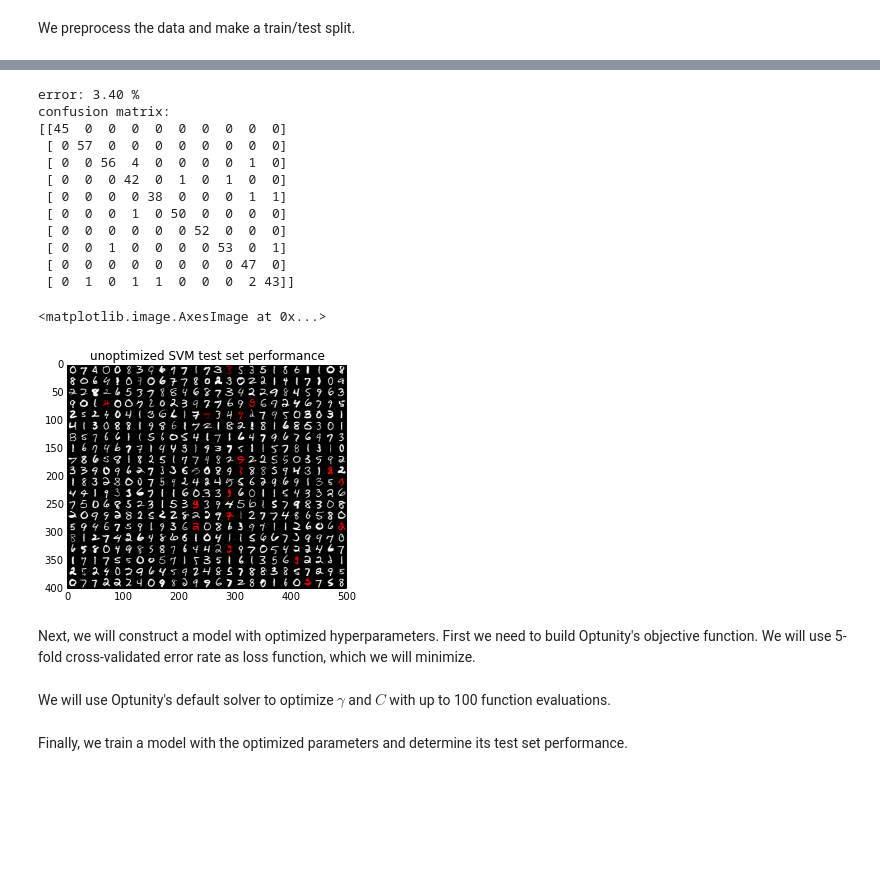
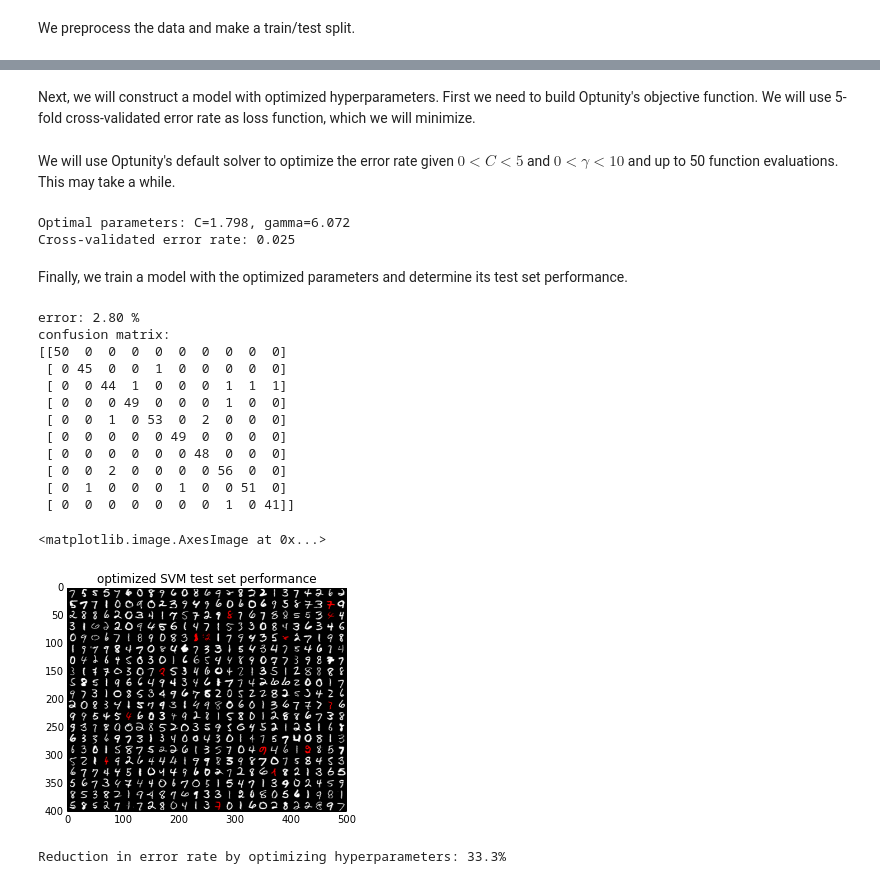
Before and after one commit to claesenm/optunity, a Jupyter notebook: notebooks/opencv-ocr.ipynb, the cells around one changed output, grey strips where cells are left out. Cells and saved outputs as stored; diff of their text form; code cells hidden in the pictures; blank space fills up the shorter version.

```diff
--- a/notebooks/opencv-ocr.ipynb
+++ b/notebooks/opencv-ocr.ipynb
@@ -75,24 +71,3 @@ We start with an SVM with default parameters, which in OpenCV means: $C=1$ and $
-# %%
-model = util.SVM()
-model.train(samples_train, labels_train)
-vis = util.evaluate_model(model, digits_test, samples_test, labels_test)
-plt.title('unoptimized SVM test set performance')
-plt.imshow(vis)
-# %% [output]
-error: 3.40 %
-confusion matrix:
-[[45  0  0  0  0  0  0  0  0  0]
- [ 0 57  0  0  0  0  0  0  0  0]
- [ 0  0 56  4  0  0  0  0  1  0]
- [ 0  0  0 42  0  1  0  1  0  0]
- [ 0  0  0  0 38  0  0  0  1  1]
- [ 0  0  0  1  0 50  0  0  0  0]
- [ 0  0  0  0  0  0 52  0  0  0]
- [ 0  0  1  0  0  0  0 53  0  1]
- [ 0  0  0  0  0  0  0  0 47  0]
- [ 0  1  0  1  1  0  0  0  2 43]]
-<matplotlib.image.AxesImage at 0x...>
-[figure, removed]
 # %% [markdown]
 Next, we will construct a model with optimized hyperparameters. First we need to build Optunity's objective function. We will use 5-fold cross-validated error rate as loss function, which we will minimize.
 # %%
@@ -104,17 +79,42 @@ def svm_error_rate(x_train, y_train, x_test, y_test, C, gamma):
     error_rate = (y_test != resp).mean()
     return error_rate
 # %% [markdown]
-We will use Optunity's default solver to optimize $\gamma$ and $C$ with up to 100 function evaluations.
+We will use Optunity's default solver to optimize the error rate given $0 < C < 5$ and $0 < \gamma < 10$ and up to 50 function evaluations. This may take a while.
 # %%
-optimal_parameters, details, _ = optunity.minimize(svm_error_rate, num_evals=100,
+optimal_parameters, details, _ = optunity.minimize(svm_error_rate, num_evals=50,
                                                    C=[0, 5], gamma=[0, 10])
+# the above line can be parallelized by adding `pmap=optunity.pmap`
+# however this is incompatible with IPython
+
 print("Optimal parameters: C=%1.3f, gamma=%1.3f" % (optimal_parameters['C'], optimal_parameters['gamma']))
 print("Cross-validated error rate: %1.3f" % details.optimum)
+# %% [output]
+Optimal parameters: C=1.798, gamma=6.072
+Cross-validated error rate: 0.025
 # %% [markdown]
 Finally, we train a model with the optimized parameters and determine its test set performance.
 # %%
 model_opt = util.SVM(**optimal_parameters)
 model_opt.train(samples_train, labels_train)
-vis_opt = util.evaluate_model(model_opt, digits_test, samples_test, labels_test)
+vis_opt, err_opt = util.evaluate_model(model_opt, digits_test, samples_test, labels_test)
 plt.title('optimized SVM test set performance')
 plt.imshow(vis_opt)
+# %% [output]
+error: 2.80 %
+confusion matrix:
+[[50  0  0  0  0  0  0  0  0  0]
+ [ 0 45  0  0  1  0  0  0  0  0]
+ [ 0  0 44  1  0  0  0  1  1  1]
+ [ 0  0  0 49  0  0  0  1  0  0]
+ [ 0  0  1  0 53  0  2  0  0  0]
+ [ 0  0  0  0  0 49  0  0  0  0]
+ [ 0  0  0  0  0  0 48  0  0  0]
+ [ 0  0  2  0  0  0  0 56  0  0]
+ [ 0  1  0  0  0  1  0  0 51  0]
+ [ 0  0  0  0  0  0  0  1  0 41]]
+<matplotlib.image.AxesImage at 0x...>
+[figure, added]
+# %%
+print("Reduction in error rate by optimizing hyperparameters: %1.1f%%" % (100.0 - 100.0 * err_opt / err_default))
+# %% [output]
+Reduction in error rate by optimizing hyperparameters: 33.3%
```
Also changed, not shown: parts of 11 cells of this notebook, 4 other files.
